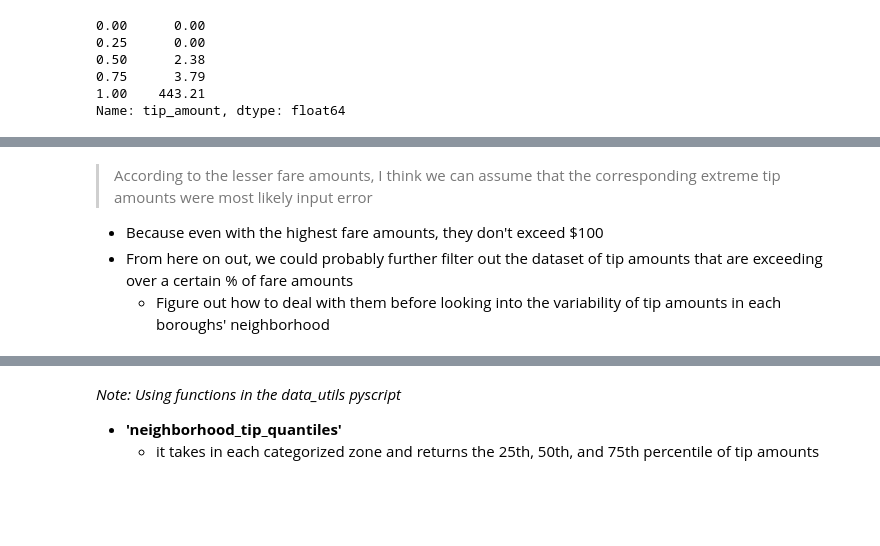
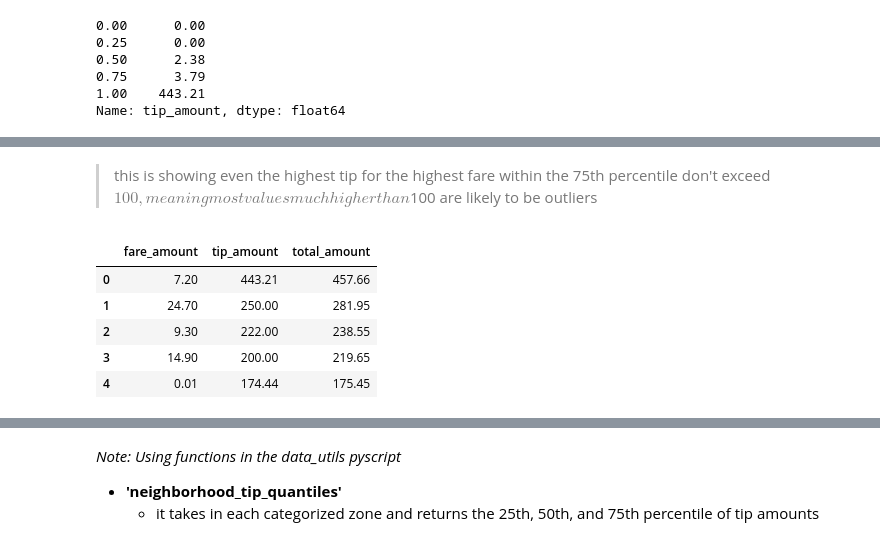
Before and after one commit to jjen1/nyc-taxis-trends, a Jupyter notebook: notebooks/yellow_taxis_eda.ipynb, the cells around one changed output, grey strips where cells are left out. Saved outputs shown, nothing was run; the diff lists cells and outputs as text; code cells hidden in the pictures; blank space fills up the shorter version.

```diff
--- a/notebooks/yellow_taxis_eda.ipynb
+++ b/notebooks/yellow_taxis_eda.ipynb
@@ -980,5 +938,2 @@ manhattan_cleaned[manhattan_cleaned['tip_amount'] > manhattan_cleaned['tip_amoun
-# %% [markdown]
-> According to the lesser fare amounts, I think we can assume that the corresponding extreme tip amounts were most likely input error
-* Because even with the highest fare amounts, they don't exceed $100
-* From here on out, we could probably further filter out the dataset of tip amounts that are exceeding over a certain % of fare amounts
-  * Figure out how to deal with them before looking into the variability of tip amounts in each boroughs' neighborhood
+# %% [markdown]
+> this is showing even the highest tip for the highest fare within the 75th percentile don't exceed $100, meaning most values much higher than $100 are likely to be outliers
@@ -984,0 +944,11 @@ manhattan_cleaned[manhattan_cleaned['tip_amount'] > manhattan_cleaned['tip_amoun
+# %%
+# displaying disproportionately high tip amounts compared to fare amounts
+tip_perc = manhattan_cleaned[manhattan_cleaned['tip_amount'] > manhattan_cleaned['tip_amount'].quantile(0.99999)].sort_values(by=['tip_amount','fare_amount'], ascending=False).reset_index(drop=True).head(5)
+tip_perc[['fare_amount', 'tip_amount', 'total_amount']].head()
+# %% [output]
+|  | fare_amount | tip_amount | total_amount |
+| 0 | 7.20 | 443.21 | 457.66 |
+| 1 | 24.70 | 250.00 | 281.95 |
+| 2 | 9.30 | 222.00 | 238.55 |
+| 3 | 14.90 | 200.00 | 219.65 |
+| 4 | 0.01 | 174.44 | 175.45 |
```
Also changed, not shown: parts of 23 cells of this notebook.
